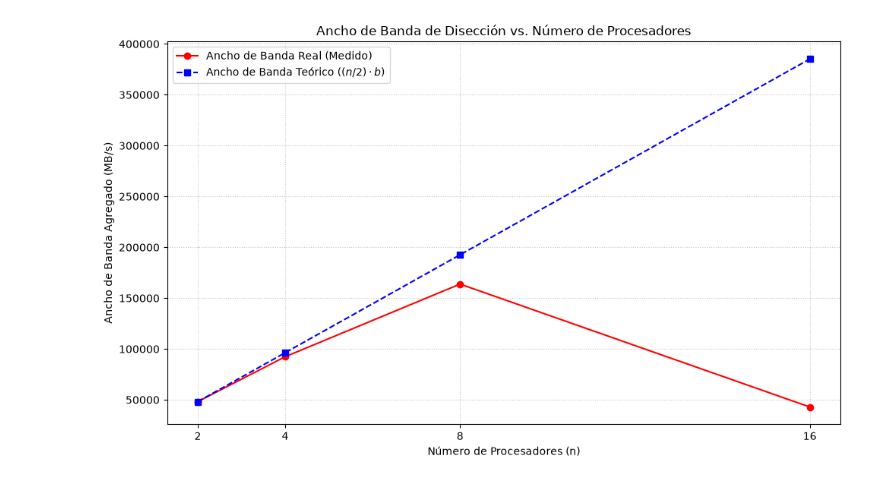
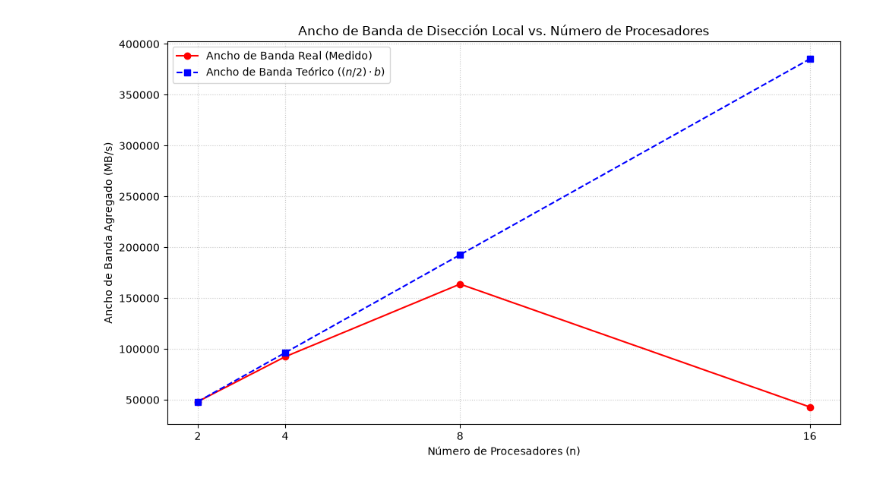
Before and after one commit to Nefertumm/tps_car, a Jupyter notebook: tp1/ej_3.ipynb, the cells around one changed output. Saved outputs shown, nothing was run; the diff lists cells and outputs as text; code cells hidden in the pictures.

```diff
--- a/tp1/ej_3.ipynb
+++ b/tp1/ej_3.ipynb
@@ -2,22 +2,22 @@
 import matplotlib.pyplot as plt
 import numpy as np
 # %%
-n_proc = np.array([2, 4, 8, 16])
-bw_real_mbs = np.array([48154.9, 92352.2, 163805.0, 42897.9])
+n_proc_local = np.array([2, 4, 8, 16])
+bw_real_mbs_local = np.array([48154.9, 92352.2, 163805.0, 42897.9])
 # %%
-b_base = bw_real_mbs[0]
-bw_ideal_mbs = (n_proc / 2.0) * b_base
+b_base_local = bw_real_mbs_local[0]
+bw_ideal_mbs_local = (n_proc_local / 2.0) * b_base_local
 # %%
 plt.figure(figsize=(10, 6))
-plt.plot(n_proc, bw_real_mbs, marker='o', linestyle='-', color='red', label='Ancho de Banda Real (Medido)')
-plt.plot(n_proc, bw_ideal_mbs, marker='s', linestyle='--', color='blue', label=r'Ancho de Banda Teórico $((n/2) \cdot b)$')
+plt.plot(n_proc_local, bw_real_mbs_local, marker='o', linestyle='-', color='red', label='Ancho de Banda Real (Medido)')
+plt.plot(n_proc_local, bw_ideal_mbs_local, marker='s', linestyle='--', color='blue', label=r'Ancho de Banda Teórico $((n/2) \cdot b)$')
 
-plt.title('Ancho de Banda de Disección vs. Número de Procesadores')
+plt.title('Ancho de Banda de Disección Local vs. Número de Procesadores')
 plt.xlabel('Número de Procesadores (n)')
 plt.ylabel('Ancho de Banda Agregado (MB/s)')
-plt.xticks(n_proc)
+plt.xticks(n_proc_local)
 plt.grid(True, linestyle=':', alpha=0.7)
 plt.legend()
 plt.tight_layout()
 # %% [output]
-[figure, old version]
+[figure, new version]
```
Also changed, not shown: parts of 3 cells of this notebook, 1 other file.
